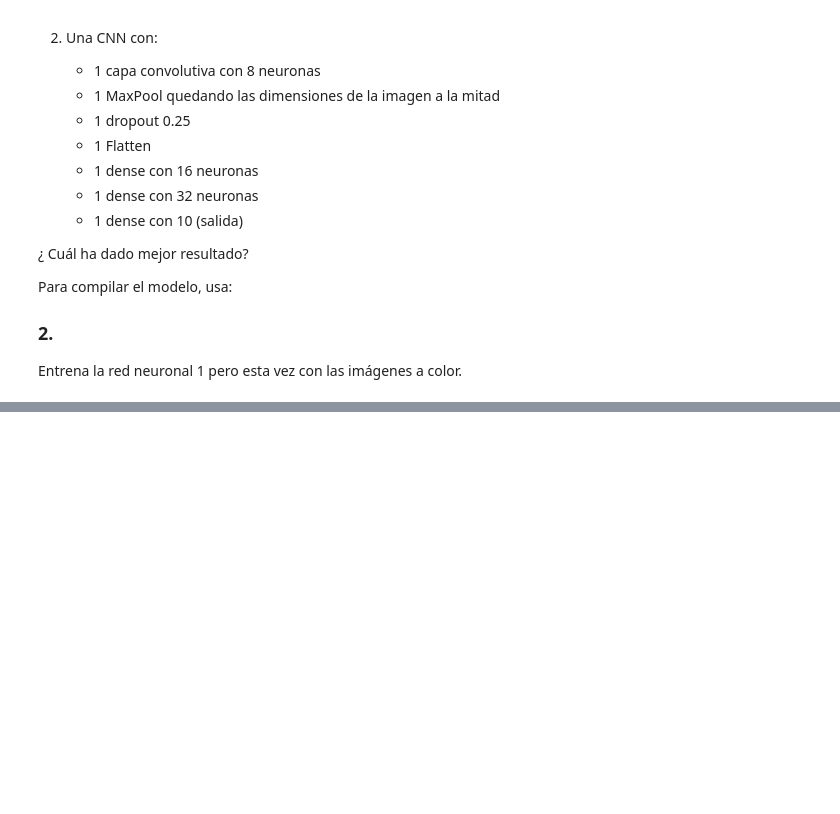
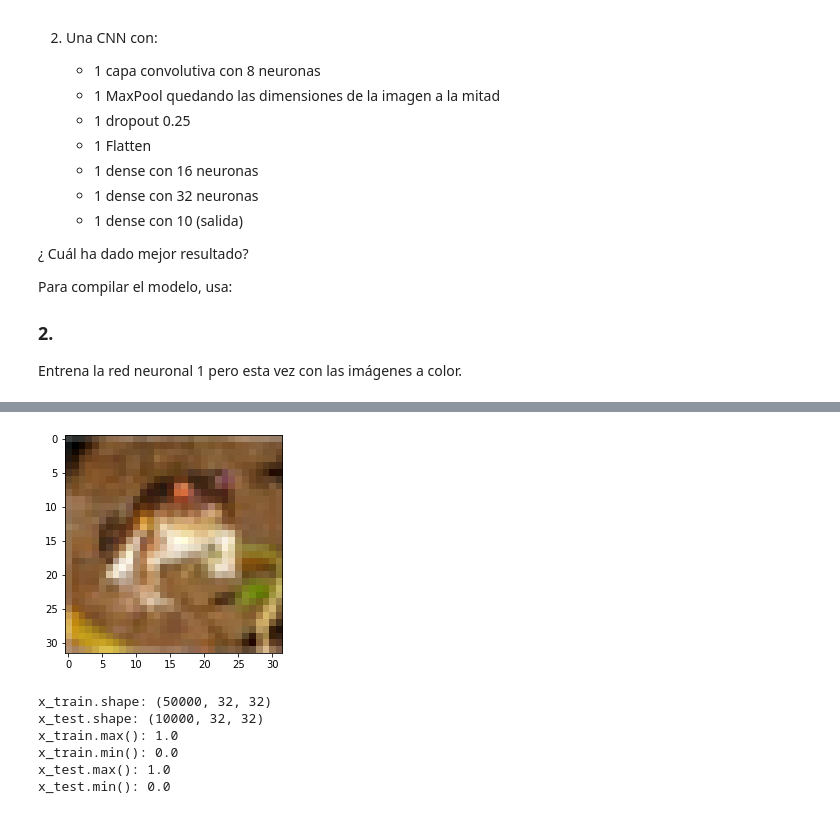
Before and after one commit to leo90rc/Leonardo.DataScience, a Jupyter notebook: week11_unsupervised_/day4_cnn_solved_competition_optimization/cnn/exercises/convolution_cifar10.ipynb, the cells around one changed output, grey strips where cells are left out. Cells and saved outputs as stored; diff of their text form; code cells hidden in the pictures; blank space fills up the shorter version.

```diff
--- a/week11_unsupervised_/day4_cnn_solved_competition_optimization/cnn/exercises/convolution_cifar10.ipynb
+++ b/week11_unsupervised_/day4_cnn_solved_competition_optimization/cnn/exercises/convolution_cifar10.ipynb
@@ -44,0 +65,4 @@ import matplotlib.pyplot as plt
+# %%
+plt.imshow(x_train[0]);
+# %% [output]
+[figure, added]
@@ -44,0 +74,14 @@ import matplotlib.pyplot as plt
+# %%
+print('x_train.shape:', x_train.shape)
+print('x_test.shape:', x_test.shape)
+print('x_train.max():', x_train.max())
+print('x_train.min():', x_train.min())
+print('x_test.max():', x_test.max())
+print('x_test.min():', x_test.min())
+# %% [output]
+x_train.shape: (50000, 32, 32)
+x_test.shape: (10000, 32, 32)
+x_train.max(): 1.0
+x_train.min(): 0.0
+x_test.max(): 1.0
+x_test.min(): 0.0
```
Also changed, not shown: parts of 27 cells of this notebook, 25 other files.
